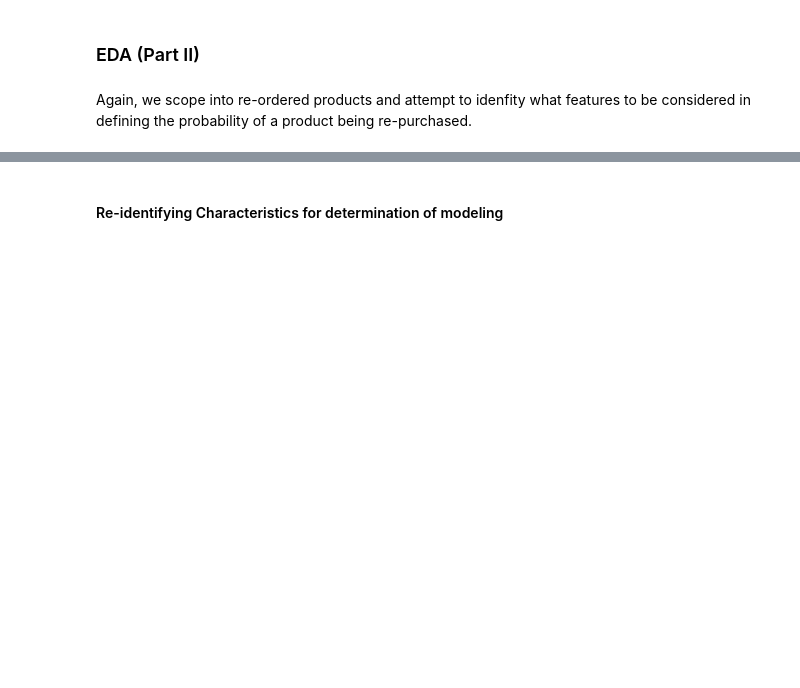
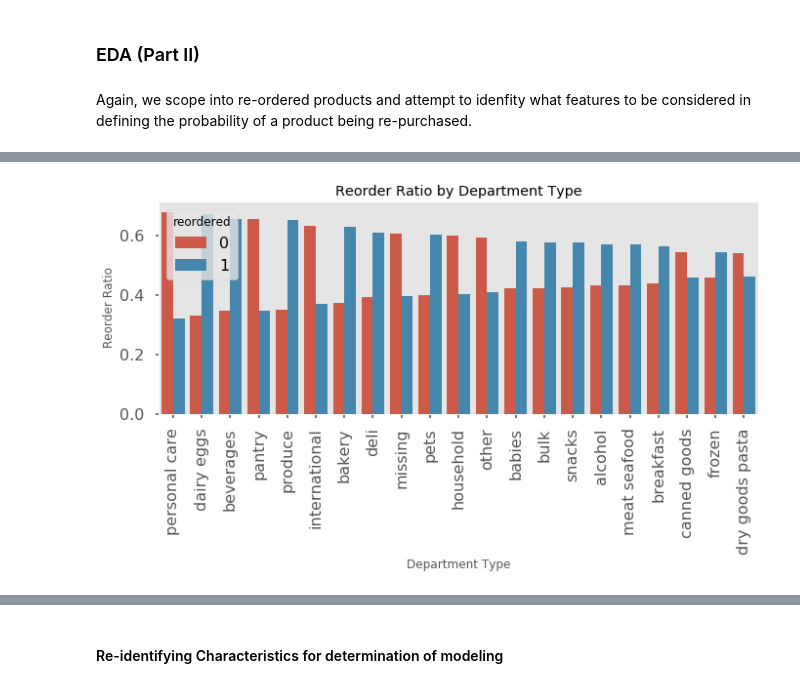
Before and after one commit to CloudChaoszero/Instacart-Product-AnalysisAndInference, a Jupyter notebook: Analytics/Instacart-Data-Analytics.ipynb, the cells around one changed output, grey strips where cells are left out. Drawn from its saved outputs; the diff is of its cells as text; code cells hidden in the pictures; blank space fills up the shorter version.

```diff
--- a/Analytics/Instacart-Data-Analytics.ipynb
+++ b/Analytics/Instacart-Data-Analytics.ipynb
@@ -576,0 +503,19 @@ Time of day?
+# %%
+orders_JoinProductsDepartments_reorderDf.reset_index(inplace=True)
+# %%
+orders_JoinProductsDepartments_reorderDf = orders_JoinProductsDepartments_reorderDf.sort_values(\
+                                                'Total Count', ascending=True)
+# %%
+plt.figure(figsize=(11,4))
+
+sns.barplot(x='department',\
+            y='Total Count',\
+            hue='reordered',\
+            data=orders_JoinProductsDepartments_reorderDf)
+plt.title('Reorder Ratio by Department Type')
+plt.ylabel('Reorder Ratio')
+plt.xlabel('Department Type')
+plt.xticks(rotation=90)
+plt.show()
+# %% [output]
+[figure, added]
```
Also changed, not shown: parts of 57 cells of this notebook.
